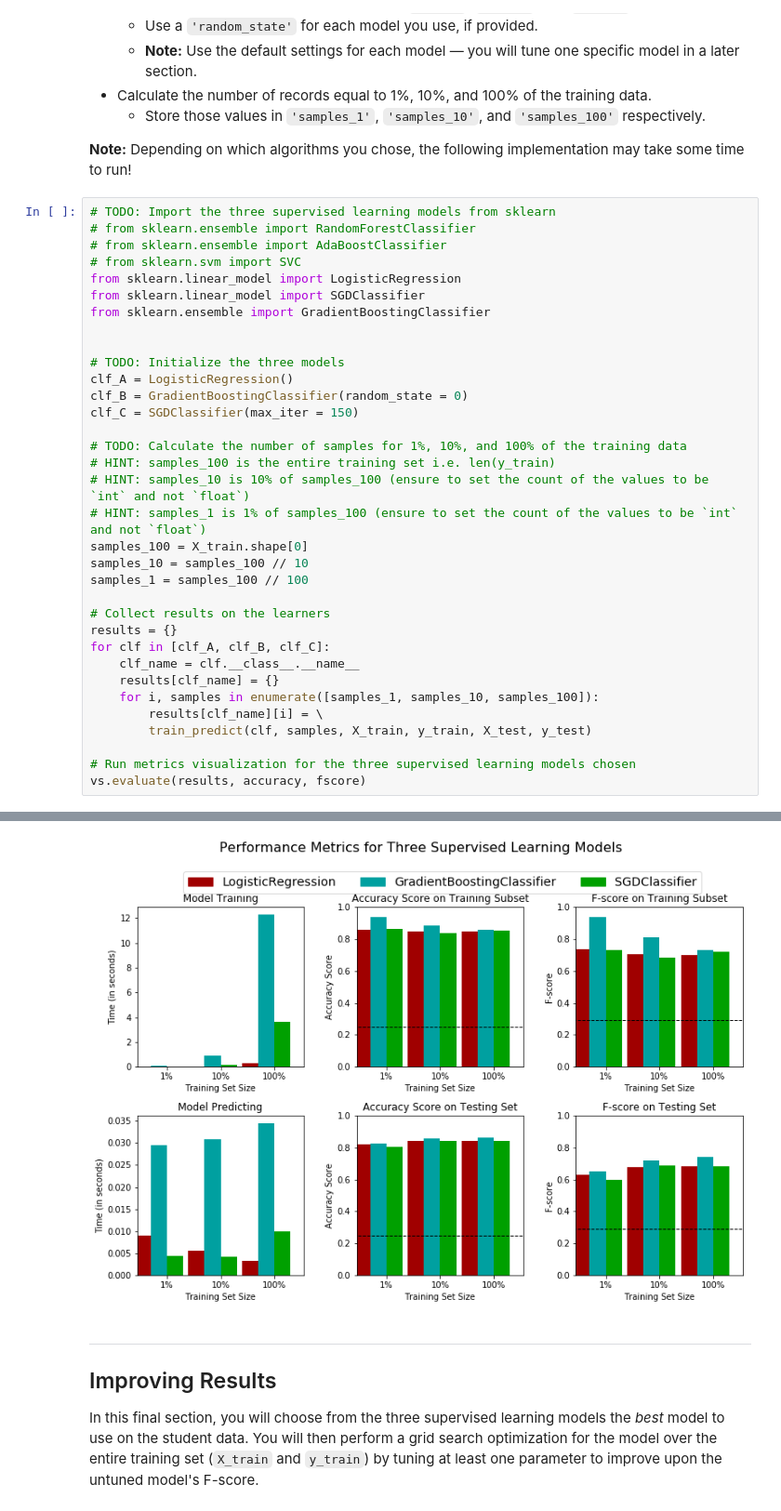
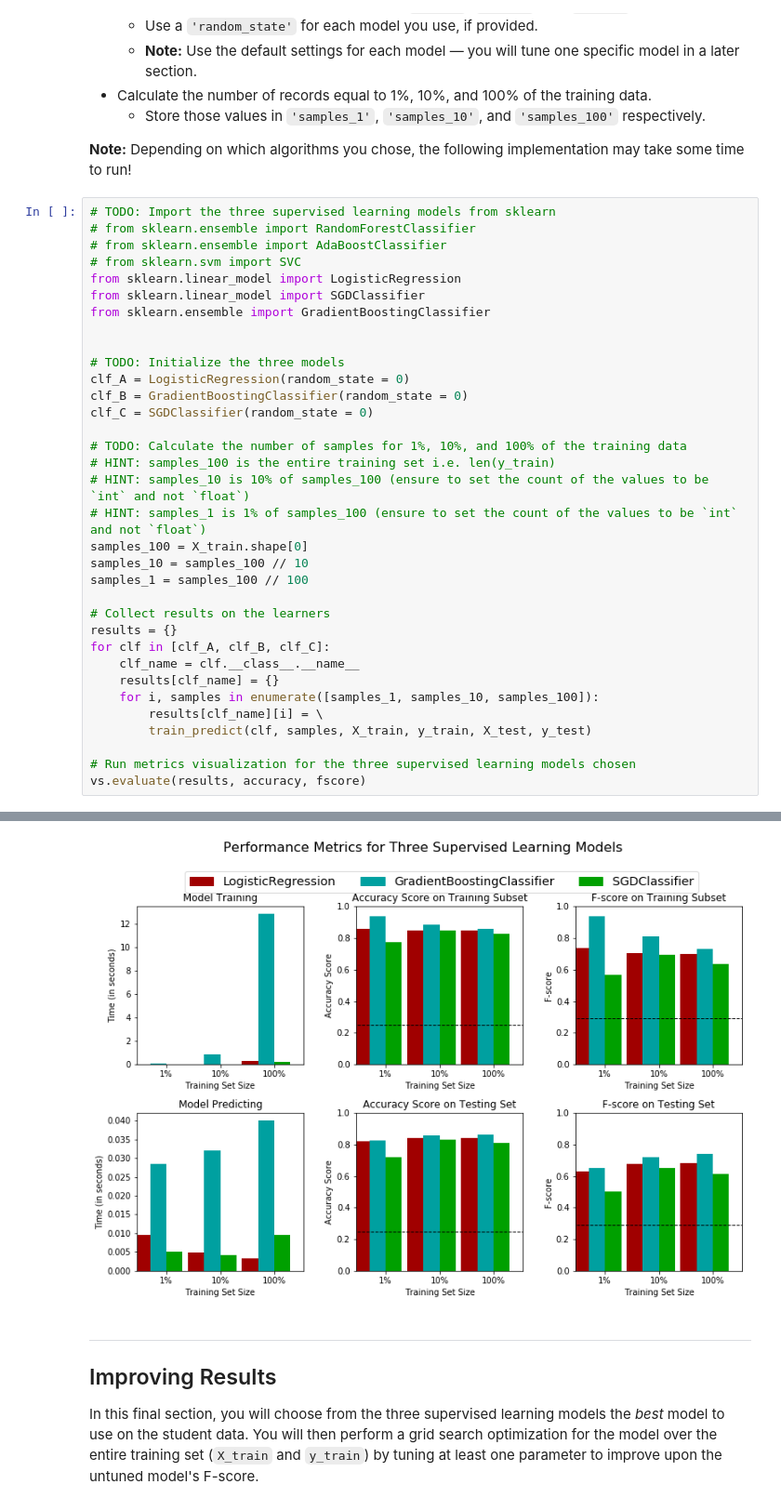
Before and after one commit to ashva7/finding_donors, a Jupyter notebook: finding_donors.ipynb, the cells around one changed output, grey strips where cells are left out. Shown: that part at 93% size. Saved outputs shown, nothing was run; the diff lists cells and outputs as text.

```diff
--- a/finding_donors.ipynb
+++ b/finding_donors.ipynb
@@ -419,9 +422,9 @@ from sklearn.ensemble import GradientBoostingClassifier
 
 
 # TODO: Initialize the three models
-clf_A = LogisticRegression()
+clf_A = LogisticRegression(random_state = 0)
 clf_B = GradientBoostingClassifier(random_state = 0)
-clf_C = SGDClassifier(max_iter = 150)
+clf_C = SGDClassifier(random_state = 0)
 
 # TODO: Calculate the number of samples for 1%, 10%, and 100% of the training data
 # HINT: samples_100 is the entire training set i.e. len(y_train)
@@ -455,4 +458,4 @@ SGDClassifier trained on 36177 samples.
-[figure, old version]
+[figure, new version]
 # %% [markdown]
 ----
 ## Improving Results
```
Also changed, not shown: parts of 7 cells of this notebook, 3 other files.
